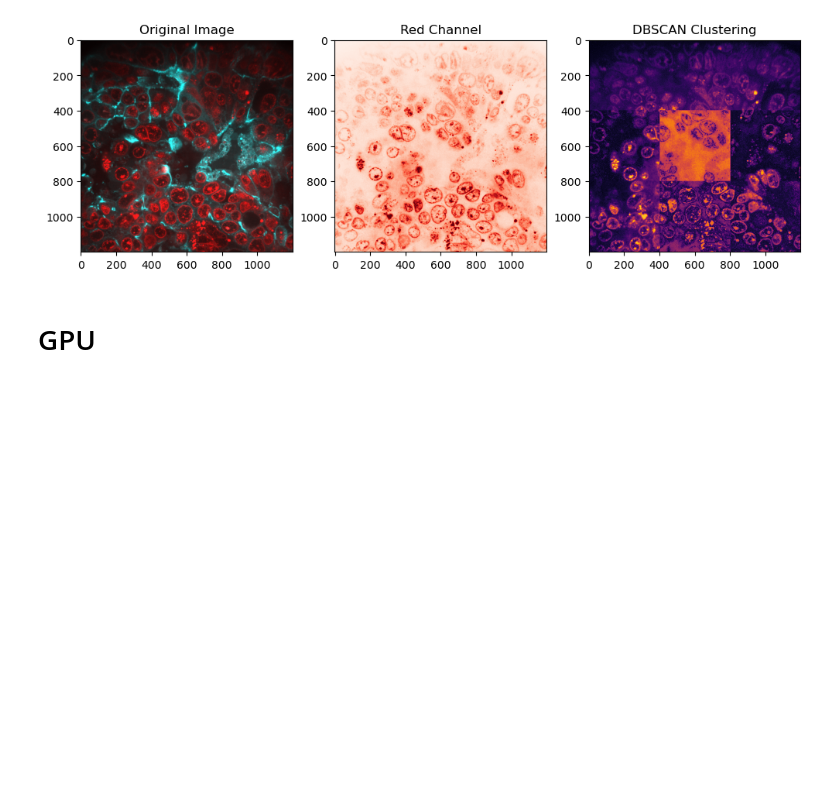
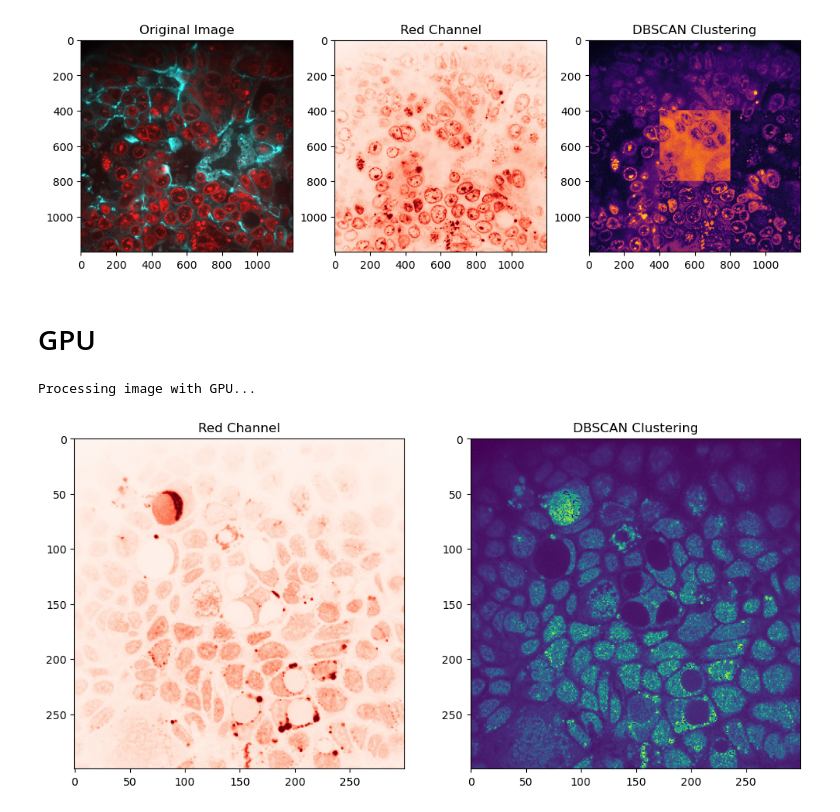
Before and after one commit to Antonio-Maschio/AML_FProject, a Jupyter notebook: main_AM.ipynb, the cells around one changed output. Saved outputs shown, nothing was run; the diff lists cells and outputs as text; code cells hidden in the pictures; blank space fills up the shorter version.

```diff
--- a/main_AM.ipynb
+++ b/main_AM.ipynb
@@ -291,13 +291,13 @@ def downsample_image(image, scale_factor):
 
 def extract_red_channel(image):
     try:
-        red_channel = cp.array(image)[:, :, 0].astype(cp.uint8)  # Extract the red channel and ensure it's uint8
+        red_channel = cp.array(image)[:, :, 0].astype(cp.float64)  # Extract the red channel and ensure it's uint8
         return red_channel
     except Exception as e:
         print(f"Error extracting red channel: {e}")
         return None
 
-def apply_dbscan(red_channel, eps=10, min_samples=5):
+def apply_dbscan(red_channel, eps=0.1, min_samples=5):
     try:
         # Flatten the 2D red channel into a 1D array of pixel values
         red_flat = red_channel.flatten().reshape(-1, 1)
@@ -309,31 +309,34 @@ def apply_dbscan(red_channel, eps=10, min_samples=5):
         print(f"Error applying DBSCAN: {e}")
         return None
 
 def plot_clusters(red_channel, labels):
     try:
         plt.figure(figsize=(12, 6))
         plt.subplot(1, 2, 1)
         plt.title('Red Channel')
         plt.imshow(cp.asnumpy(red_channel), cmap='Reds')
         plt.subplot(1, 2, 2)
         plt.title('DBSCAN Clustering')
         plt.imshow(cp.asnumpy(labels), cmap='viridis')
         plt.show()
     except Exception as e:
         print(f"Error plotting clusters: {e}")
 
 if __name__ == "__main__":
-    image_path = 'image/penetramax/011_z57.png'  # Update this path to your .png file
+    image_path = r"/home/amaschio/kuPhysics/aml/image/control/004_z62.png"
     scale_factor = 4  # Reduce the image size by this factor
     image = load_image(image_path)
 
     if image is not None:
         image = downsample_image(image, scale_factor)
         red_channel = extract_red_channel(image)
 
         if red_channel is not None:
             print("Processing image with GPU...")
             labels = apply_dbscan(red_channel)
 
             if labels is not None:
                 plot_clusters(red_channel, labels)
+# %% [output]
+Processing image with GPU...
+[figure, added]
```
Also changed, not shown: 6 other files.
